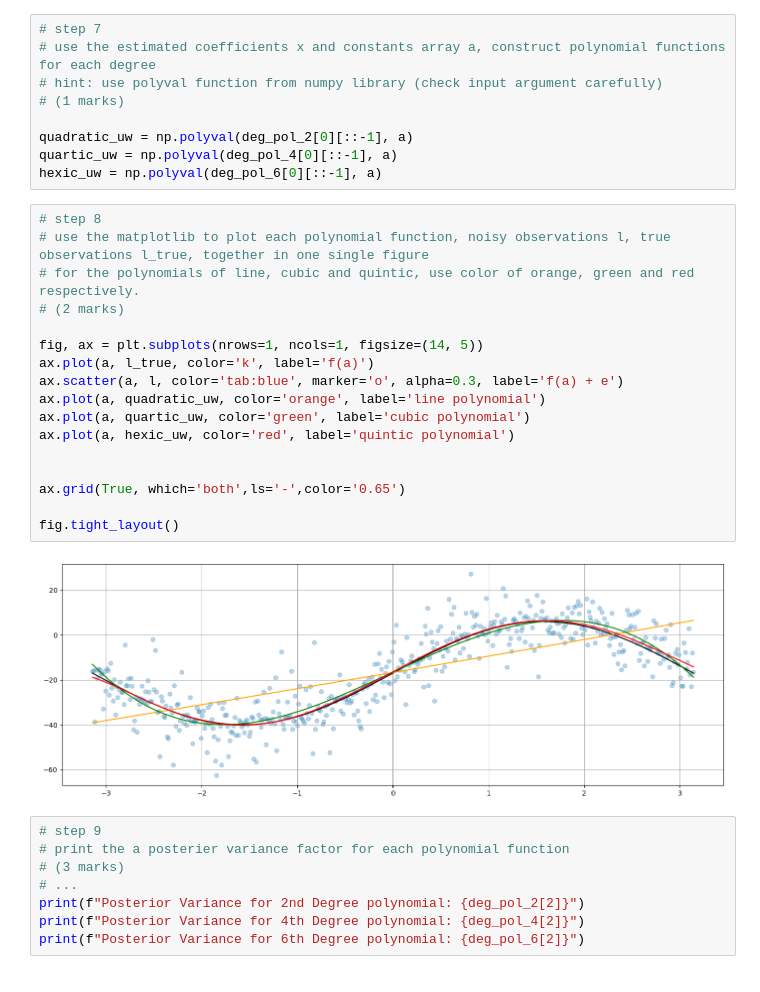
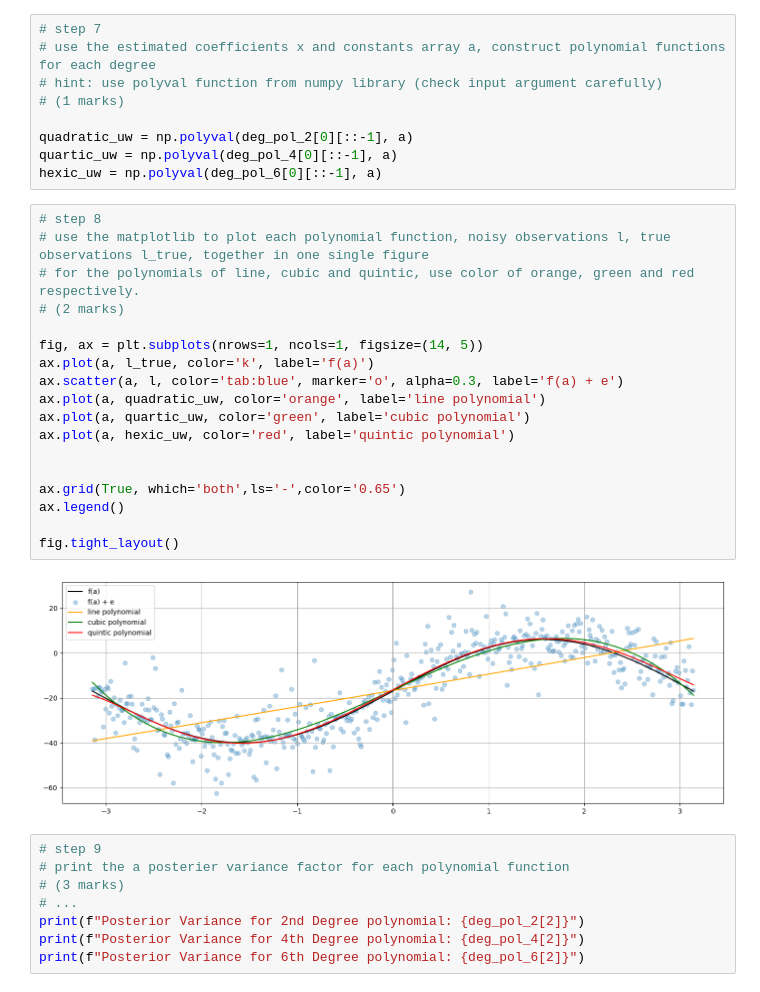
Before and after one commit to maryalrachid-ENGG680/ENGG680_2025_Fall, a Jupyter notebook: Lab_Assignment1/Assignment1.ipynb, the cells around one changed output. Cells and saved outputs as stored; diff of their text form.

```diff
--- a/Lab_Assignment1/Assignment1.ipynb
+++ b/Lab_Assignment1/Assignment1.ipynb
@@ -556,22 +556,23 @@ hexic_uw = np.polyval(deg_pol_6[0][::-1], a)
 # %%
 # step 8
 # use the matplotlib to plot each polynomial function, noisy observations l, true observations l_true, together in one single figure
 # for the polynomials of line, cubic and quintic, use color of orange, green and red respectively.
 # (2 marks)
 
 fig, ax = plt.subplots(nrows=1, ncols=1, figsize=(14, 5))
 ax.plot(a, l_true, color='k', label='f(a)')
 ax.scatter(a, l, color='tab:blue', marker='o', alpha=0.3, label='f(a) + e')
 ax.plot(a, quadratic_uw, color='orange', label='line polynomial')
 ax.plot(a, quartic_uw, color='green', label='cubic polynomial')
 ax.plot(a, hexic_uw, color='red', label='quintic polynomial')
 
 
 ax.grid(True, which='both',ls='-',color='0.65')
+ax.legend()
 
 fig.tight_layout()
 # %% [output]
-[figure, old version]
+[figure, new version]
 # %%
 # step 9
 # print the a posterier variance factor for each polynomial function
```
Also changed, not shown: parts of 4 cells of this notebook.
